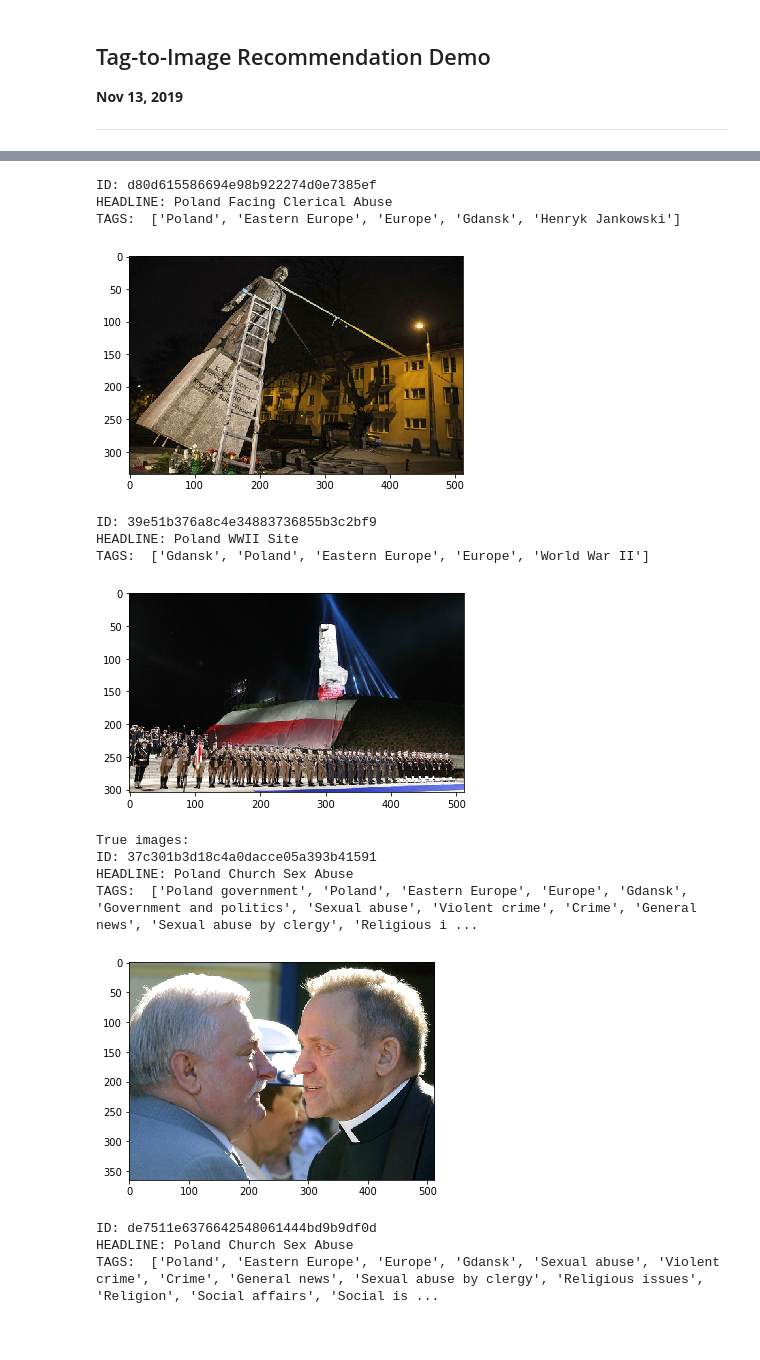
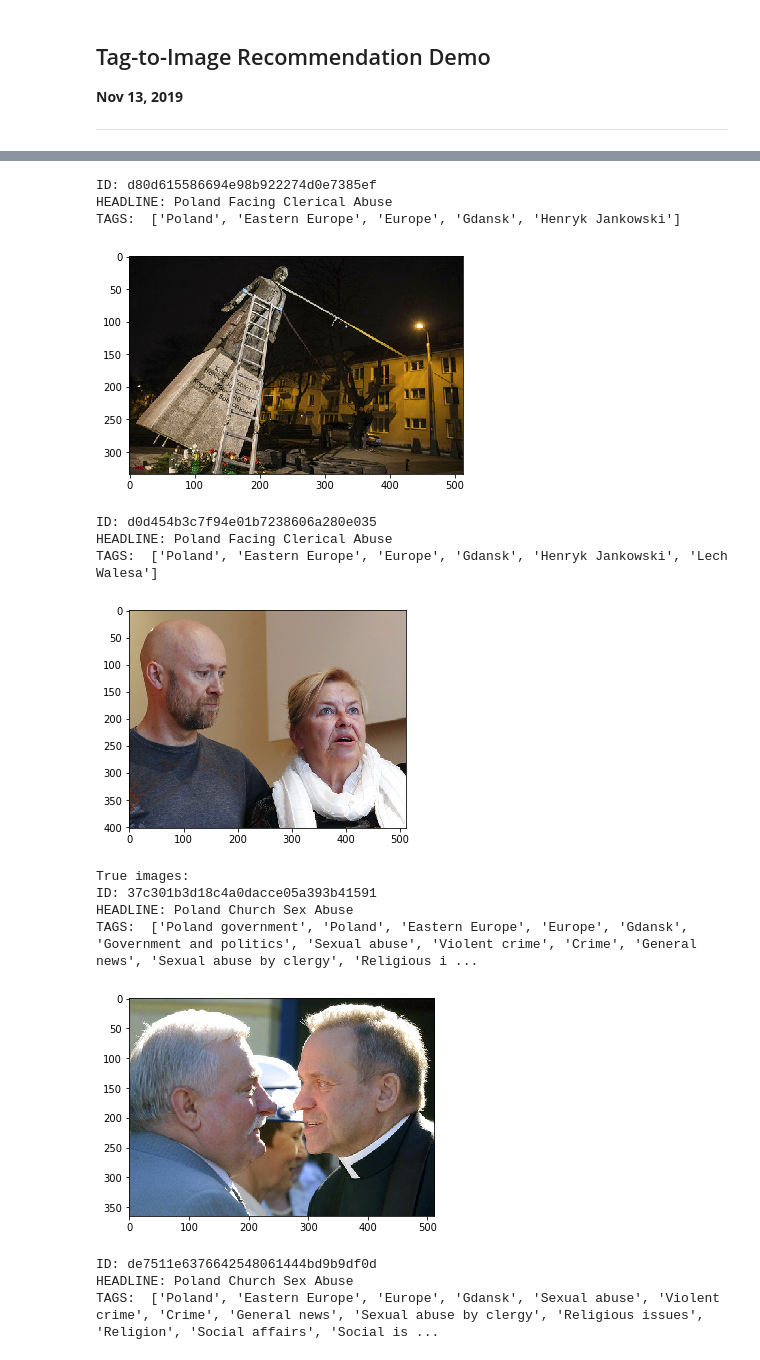
Before and after one commit to phoebewong/AC297r_2019_Associated_Press, a Jupyter notebook: notebooks/Tag2Image_demo.ipynb, the cells around one changed output, grey strips where cells are left out. Saved outputs shown, nothing was run; the diff lists cells and outputs as text; code cells hidden in the pictures.

Commit message:
test cases for t2i images updated

```diff
--- a/notebooks/Tag2Image_demo.ipynb
+++ b/notebooks/Tag2Image_demo.ipynb
@@ -77,7 +77,7 @@ def output_img(idx_list):
         ax.imshow(img)
         plt.show()
 
-def prediction_demo(exp_id, recommend_size):
+def prediction_demo(exp_id, recommend_size, method):
 
     print(f'Preping prediction for article id {exp_id} ...\n')
     #get full text for example
@@ -98,7 +98,7 @@ def prediction_demo(exp_id, recommend_size):
     print(f'Searching for associated images ...\n')
     t2i_object.get_associated_images()
     print(f'Recommending {recommend_size} images ...\n')
-    predicted_img_idx = t2i_object.predict(output_size = recommend_size)
+    predicted_img_idx = t2i_object.predict(output_size = recommend_size, method = method)
     print(f'Recommended images: ')
     output_img(predicted_img_idx)
     print(f'True images: ')
@@ -112,7 +114,7 @@ def prediction_demo(exp_id, recommend_size):
 ### good example
 ### 680f273eacb74008a3529baa006e37b1
 exp_id = '680f273eacb74008a3529baa006e37b1'
-prediction_demo(exp_id, 3)
+prediction_demo(exp_id, 3, method = 'cosine_distance')
 # %% [output]
 Preping prediction for article id 680f273eacb74008a3529baa006e37b1 ...
 
@@ -130,16 +132,16 @@ Entities before textrank: ['Business' 'Crime' 'Eastern Europe' 'Europe' 'Gdansk'
 Recommended images:
 ID: 409dccdb1b474e64b5c72321841d180a
 HEADLINE: Poland Church Sex Abuse
 TAGS:  ['Gdansk', 'Poland', 'Eastern Europe', 'Europe', 'Religious scandals', 'Religious issues', 'Religion', 'Social affairs', 'Social issues', 'Sexual abuse by clergy', 'Sexual abuse', 'Violent crim ...
 [figure]
 ID: d80d615586694e98b922274d0e7385ef
 HEADLINE: Poland Facing Clerical Abuse
 TAGS:  ['Poland', 'Eastern Europe', 'Europe', 'Gdansk', 'Henryk Jankowski']
 [figure]
-ID: 39e51b376a8c4e34883736855b3c2bf9
-HEADLINE: Poland WWII Site
-TAGS:  ['Gdansk', 'Poland', 'Eastern Europe', 'Europe', 'World War II']
+ID: d0d454b3c7f94e01b7238606a280e035
+HEADLINE: Poland Facing Clerical Abuse
+TAGS:  ['Poland', 'Eastern Europe', 'Europe', 'Gdansk', 'Henryk Jankowski', 'Lech Walesa']
-[figure, old version]
+[figure, new version]
 True images:
 ID: 37c301b3d18c4a0dacce05a393b41591
 HEADLINE: Poland Church Sex Abuse
```
Also changed, not shown: parts of 4 cells of this notebook.
